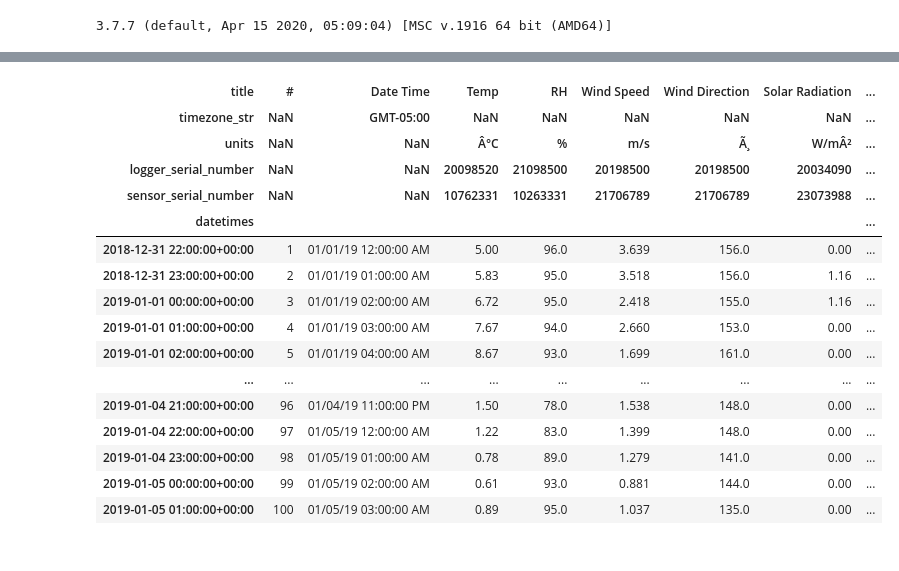
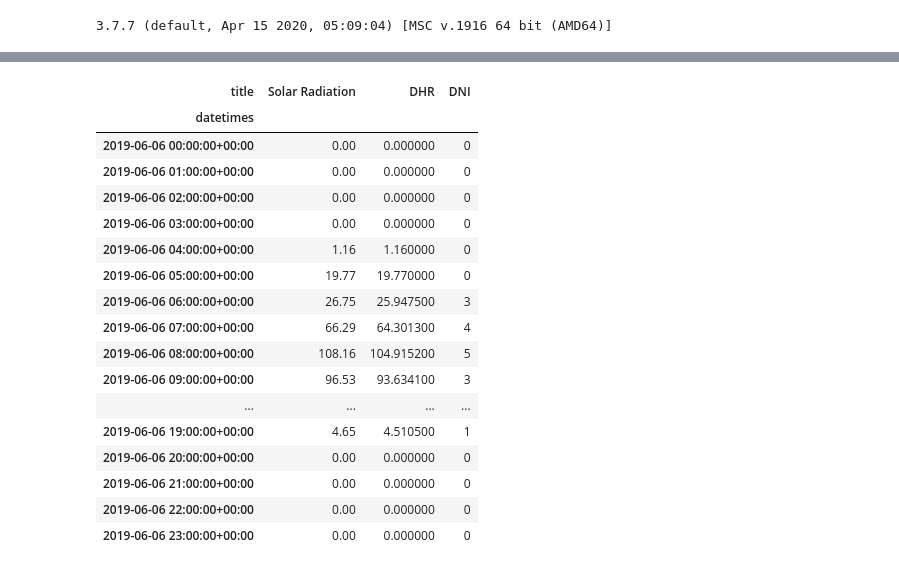
Before and after one commit to kastnerp/CampusMicroclimateAndWeather, a Jupyter notebook: ReadPlot.ipynb, the cells around one changed output, grey strips where cells are left out. Drawn from its saved outputs; the diff is of its cells as text; code cells hidden in the pictures.

```diff
--- a/ReadPlot.ipynb
+++ b/ReadPlot.ipynb
@@ -425,92 +388,71 @@ df4.to_csv('DL4_MILSTEIN_hourly.csv')
 # %%
 # Reindl split test
-import time
-import math
-import pandas as pd
-from hoboreader import HoboReader
 from gen_reindl import *
 
-S2 = HoboReader("DL2_PSB_Parking_Lot.csv")
-df2 = S2.get_dataframe()
-
 # Create date series using date_range() function
-date_series = pd.date_range('01/01/2019', periods=8760, freq='H')
+#date_series = pd.date_range('01/01/2019', periods=8760, freq='H')
 # print(date_series)
 
 # altitude M Station (although not necessary for gen_reindl)
 altitude = 255
 
 # lat, lon taken from STATION
 lat = 42.45062  # north-positive
 lon = 76.48120  # west-positive for Reindl split (Alstan)
 
 # Then the gen_reindl program can be run. -l is longitude (west positive),
 # -a is latitude (north positive) and -m is the time zone in a multiple of
 # 15 degrees from the meridian. The command below is for Singapore, and
 # you note that it is in the wrong time zone. UTC+8 * 15 = -120, despite a
 # -103.98 longitude.
 # > gen_reindl -m -120 -l -103.98 -a 1.37 -i input.txt -o output.wea
 
 # pos
 time_zone = 5 * 15  # west-positive
 
-#print("month, day, time, GHR\n")
-
+# print("month, day, time, GHR\n")
 
 # %timeit GenReindl(lat, lon, time_zone).calc_split(4, 22, 8.333333333, 107)
 
+def calc_split_df(df):
+    idx = df.index
+    solar_rad_column = df.columns.get_loc('Solar Radiation')
+    GHR = df.iloc[:, solar_rad_column].astype('float')
 
-def calc_split_df(df):
-    df['hour'] = df.index.hour
-    df['day'] = df.index.day
-    df['month'] = df.index.month
-    df['year'] = df.index.year
-    df['DHR'] = 0
-    df['DNI'] = 0
-    solar_rad_column = np.argmax(df.columns.get_loc('Solar Radiation'))
-
+    # temporary bitmask
+    bm = df.isna()
+    df.fillna(0)
 
     gr = GenReindl(lat, lon, time_zone)
+    DNI, DHR = gr.calc_split_vectorized(gr, idx.month, idx.day, idx.hour, GHR)
 
+    # back to NaN for missing values
+    df[bm] = np.NaN
 
-    utc = timezone('UTC')
-    fmt = '%Y-%m-%d %H:%M:%S %Z%z'
-
-    length = df.shape[0]
-    idx = df.index
-
-    for i in tqdm(range(length), total=length):
-        GHR = df.iloc[i, solar_rad_column]
-        DNI, DHR = gr.calc_split(df.month[i], df.day[i], df.hour[i], GHR)
-        #print(i,  GHR, DNI, DHR)
-        dt = datetime(year=idx.year[i], month=idx.month[i],
-                      day=idx.day[i], hour=idx.hour[i], tzinfo=utc)
-
-        #loc_dt = utc_dt.astimezone(eastern)
-        #loc_dt.strftime(fmt)
-
-        df.loc[dt, 'DHR'] = DHR
-        df.loc[dt, 'DNI'] = DNI
+    df['DHR'] = DHR
+    df['DNI'] = DNI
 
     return df
 
 
-#calc_split_df(df5[:100])
+test = calc_split_df(df5)
+test[['Solar Radiation', 'DHR', 'DNI']].loc['2019-06-06']
 # %% [output]
-| title | # | Date Time | Temp | RH | Wind Speed | Wind Direction | Solar Radiation | ... |
-| timezone_str | NaN | GMT-05:00 | NaN | NaN | NaN | NaN | NaN | ... |
-| units | NaN | NaN | Â°C | % | m/s | Ã¸ | W/mÂ² | ... |
-| logger_serial_number | NaN | NaN | 20098520 | 21098500 | 20198500 | 20198500 | 20034090 | ... |
-| sensor_serial_number | NaN | NaN | 10762331 | 10263331 | 21706789 | 21706789 | 23073988 | ... |
-| datetimes |  |  |  |  |  |  |  | ... |
-| 2018-12-31 22:00:00+00:00 | 1 | 01/01/19 12:00:00 AM | 5.00 | 96.0 | 3.639 | 156.0 | 0.00 | ... |
-| 2018-12-31 23:00:00+00:00 | 2 | 01/01/19 01:00:00 AM | 5.83 | 95.0 | 3.518 | 156.0 | 1.16 | ... |
-| 2019-01-01 00:00:00+00:00 | 3 | 01/01/19 02:00:00 AM | 6.72 | 95.0 | 2.418 | 155.0 | 1.16 | ... |
-| 2019-01-01 01:00:00+00:00 | 4 | 01/01/19 03:00:00 AM | 7.67 | 94.0 | 2.660 | 153.0 | 0.00 | ... |
-| 2019-01-01 02:00:00+00:00 | 5 | 01/01/19 04:00:00 AM | 8.67 | 93.0 | 1.699 | 161.0 | 0.00 | ... |
-| ... | ... | ... | ... | ... | ... | ... | ... | ... |
-| 2019-01-04 21:00:00+00:00 | 96 | 01/04/19 11:00:00 PM | 1.50 | 78.0 | 1.538 | 148.0 | 0.00 | ... |
-| 2019-01-04 22:00:00+00:00 | 97 | 01/05/19 12:00:00 AM | 1.22 | 83.0 | 1.399 | 148.0 | 0.00 | ... |
-| 2019-01-04 23:00:00+00:00 | 98 | 01/05/19 01:00:00 AM | 0.78 | 89.0 | 1.279 | 141.0 | 0.00 | ... |
-| 2019-01-05 00:00:00+00:00 | 99 | 01/05/19 02:00:00 AM | 0.61 | 93.0 | 0.881 | 144.0 | 0.00 | ... |
-| 2019-01-05 01:00:00+00:00 | 100 | 01/05/19 03:00:00 AM | 0.89 | 95.0 | 1.037 | 135.0 | 0.00 | ... |
+| title | Solar Radiation | DHR | DNI |
+| datetimes |  |  |  |
+| 2019-06-06 00:00:00+00:00 | 0.00 | 0.000000 | 0 |
+| 2019-06-06 01:00:00+00:00 | 0.00 | 0.000000 | 0 |
+| 2019-06-06 02:00:00+00:00 | 0.00 | 0.000000 | 0 |
+| 2019-06-06 03:00:00+00:00 | 0.00 | 0.000000 | 0 |
+| 2019-06-06 04:00:00+00:00 | 1.16 | 1.160000 | 0 |
+| 2019-06-06 05:00:00+00:00 | 19.77 | 19.770000 | 0 |
+| 2019-06-06 06:00:00+00:00 | 26.75 | 25.947500 | 3 |
+| 2019-06-06 07:00:00+00:00 | 66.29 | 64.301300 | 4 |
+| 2019-06-06 08:00:00+00:00 | 108.16 | 104.915200 | 5 |
+| 2019-06-06 09:00:00+00:00 | 96.53 | 93.634100 | 3 |
+| ... | ... | ... | ... |
+| 2019-06-06 19:00:00+00:00 | 4.65 | 4.510500 | 1 |
+| 2019-06-06 20:00:00+00:00 | 0.00 | 0.000000 | 0 |
+| 2019-06-06 21:00:00+00:00 | 0.00 | 0.000000 | 0 |
+| 2019-06-06 22:00:00+00:00 | 0.00 | 0.000000 | 0 |
+| 2019-06-06 23:00:00+00:00 | 0.00 | 0.000000 | 0 |
```
Also changed, not shown: parts of 14 cells of this notebook, 17 other files.
